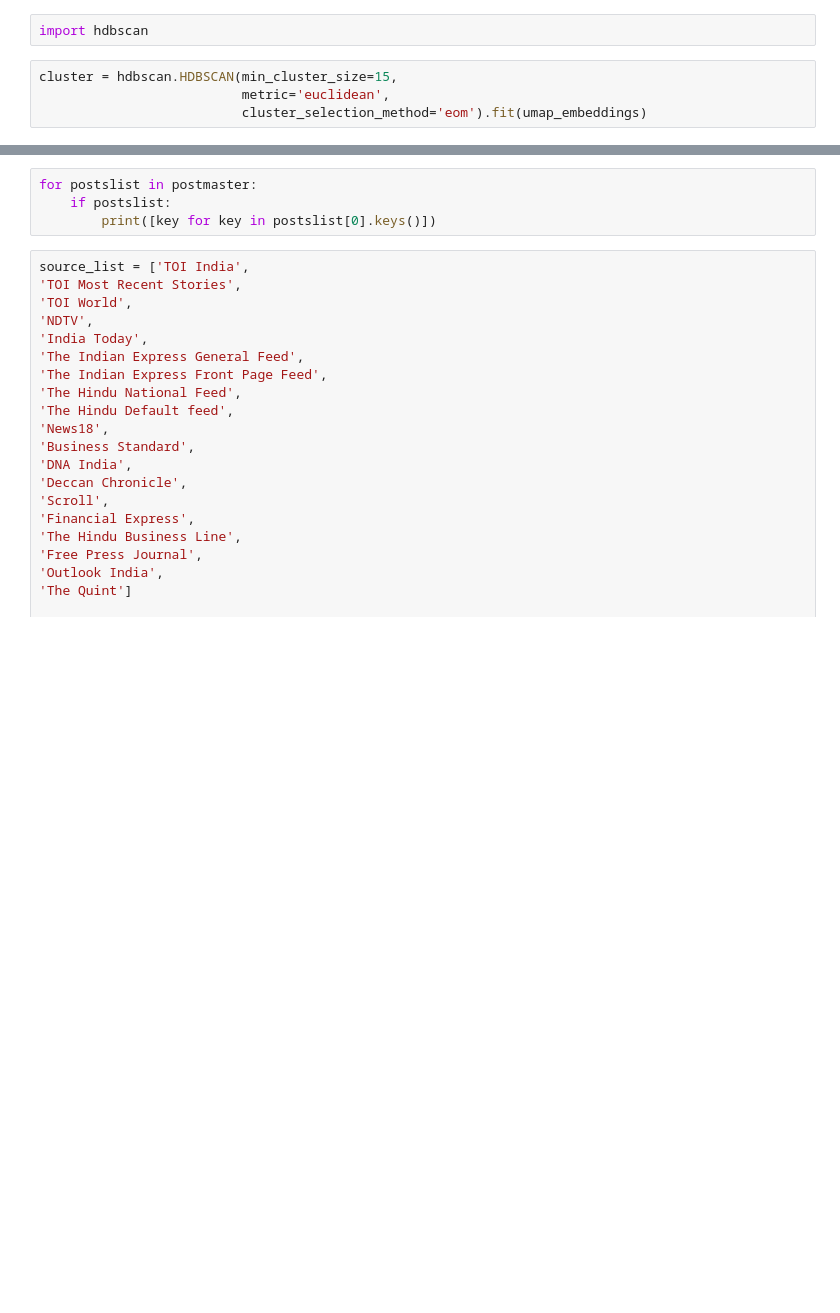
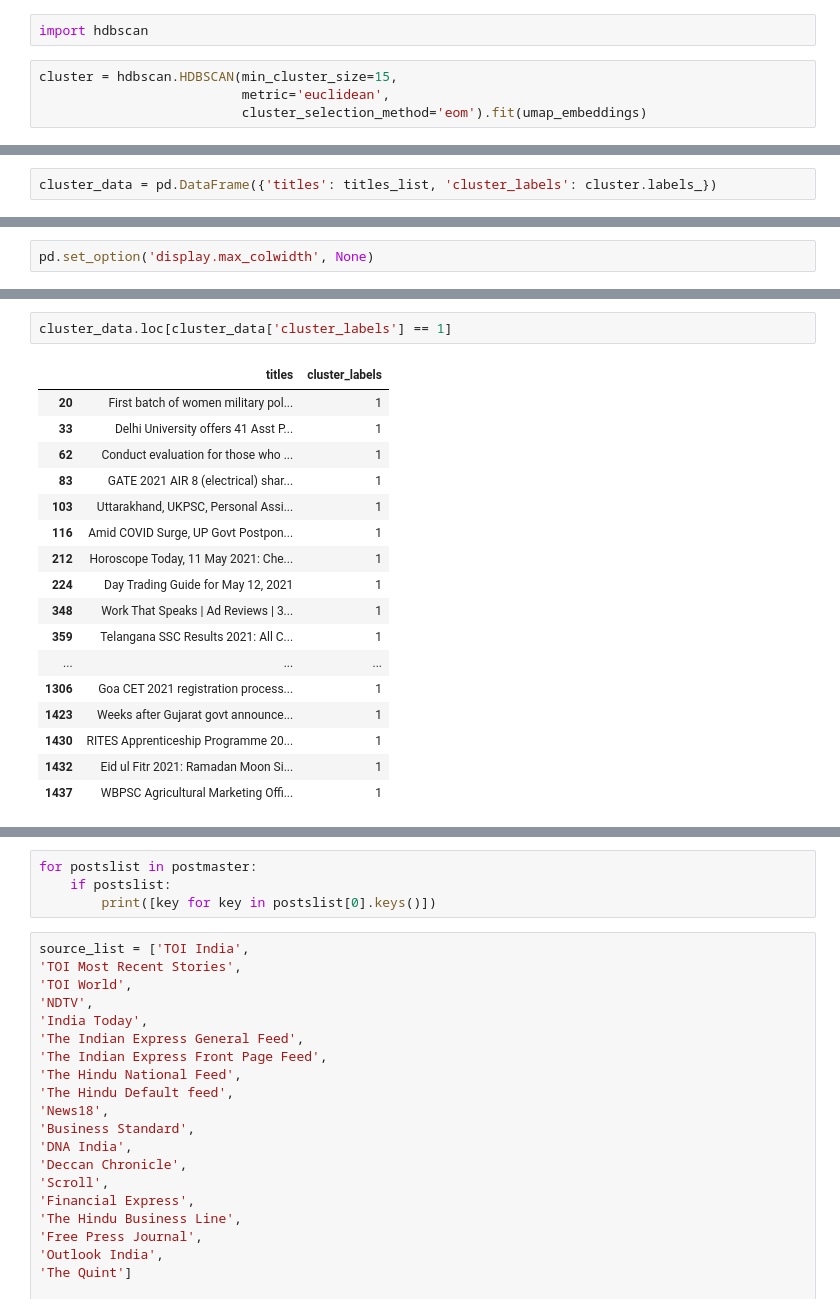
Before and after one commit to yojuna/grounded_news, a Jupyter notebook: draft_notebook.ipynb, the cells around one changed output, grey strips where cells are left out. Cells and saved outputs as stored; diff of their text form; blank space fills up the shorter version.

Commit message:
experiment #1: embedding, clustering

```diff
--- a/draft_notebook.ipynb
+++ b/draft_notebook.ipynb
@@ -102,0 +138,2 @@ cluster.condensed_tree_.plot()
+# %%
+cluster_data = pd.DataFrame({'titles': titles_list, 'cluster_labels': cluster.labels_})
@@ -102,0 +156,2 @@ cluster.condensed_tree_.plot()
+# %%
+pd.set_option('display.max_colwidth', None)
@@ -102,0 +194,20 @@ cluster.condensed_tree_.plot()
+# %%
+cluster_data.loc[cluster_data['cluster_labels'] == 1]
+# %% [output]
+|  | titles | cluster_labels |
+| 20 | First batch of women military pol... | 1 |
+| 33 | Delhi University offers 41 Asst P... | 1 |
+| 62 | Conduct evaluation for those who ... | 1 |
+| 83 | GATE 2021 AIR 8 (electrical) shar... | 1 |
+| 103 | Uttarakhand, UKPSC, Personal Assi... | 1 |
+| 116 | Amid COVID Surge, UP Govt Postpon... | 1 |
+| 212 | Horoscope Today, 11 May 2021: Che... | 1 |
+| 224 | Day Trading Guide for May 12, 2021 | 1 |
+| 348 | Work That Speaks | Ad Reviews | 3... | 1 |
+| 359 | Telangana SSC Results 2021: All C... | 1 |
+| ... | ... | ... |
+| 1306 | Goa CET 2021 registration process... | 1 |
+| 1423 | Weeks after Gujarat govt announce... | 1 |
+| 1430 | RITES Apprenticeship Programme 20... | 1 |
+| 1432 | Eid ul Fitr 2021: Ramadan Moon Si... | 1 |
+| 1437 | WBPSC Agricultural Marketing Offi... | 1 |
```
Also changed, not shown: parts of 19 cells of this notebook.
